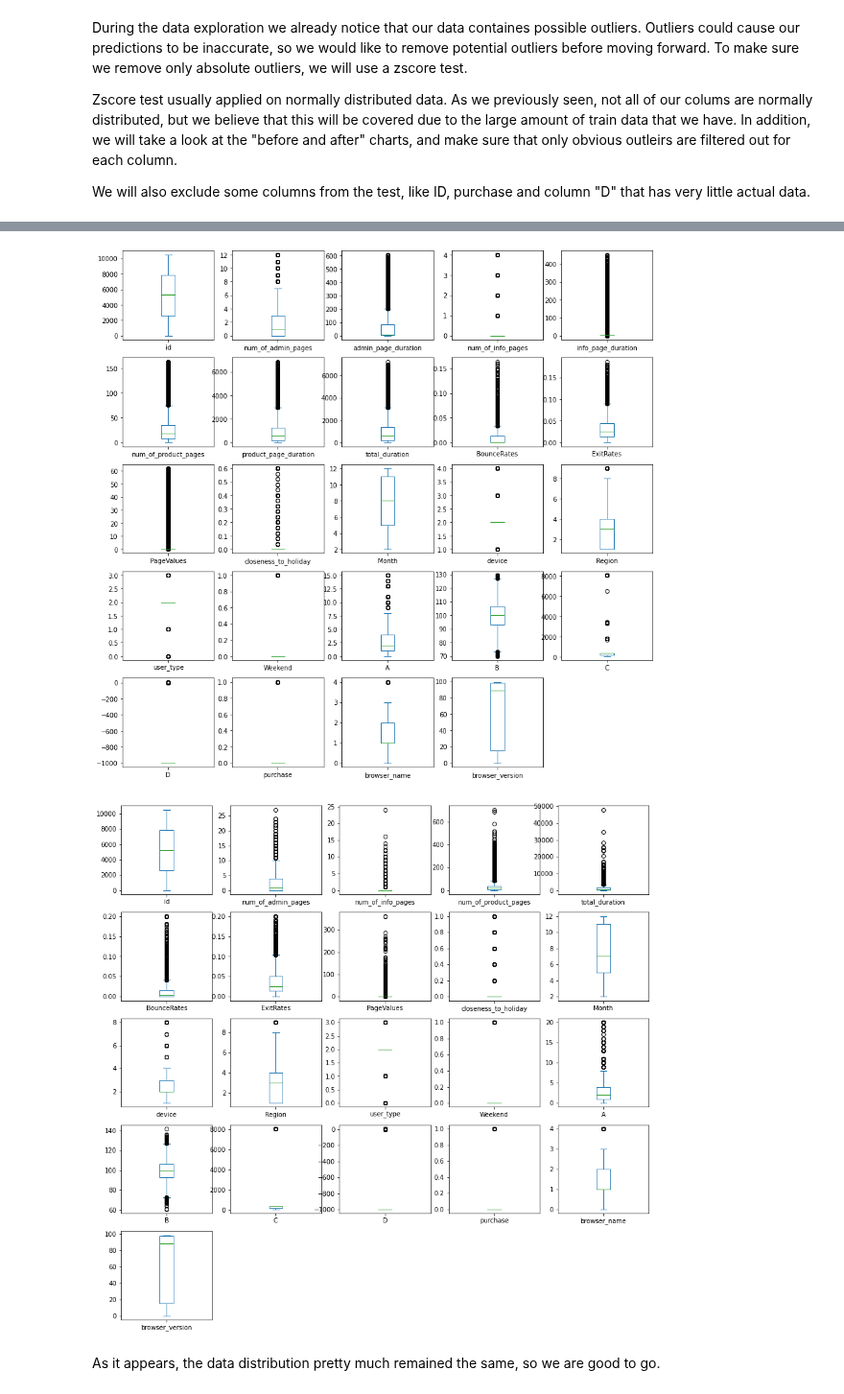
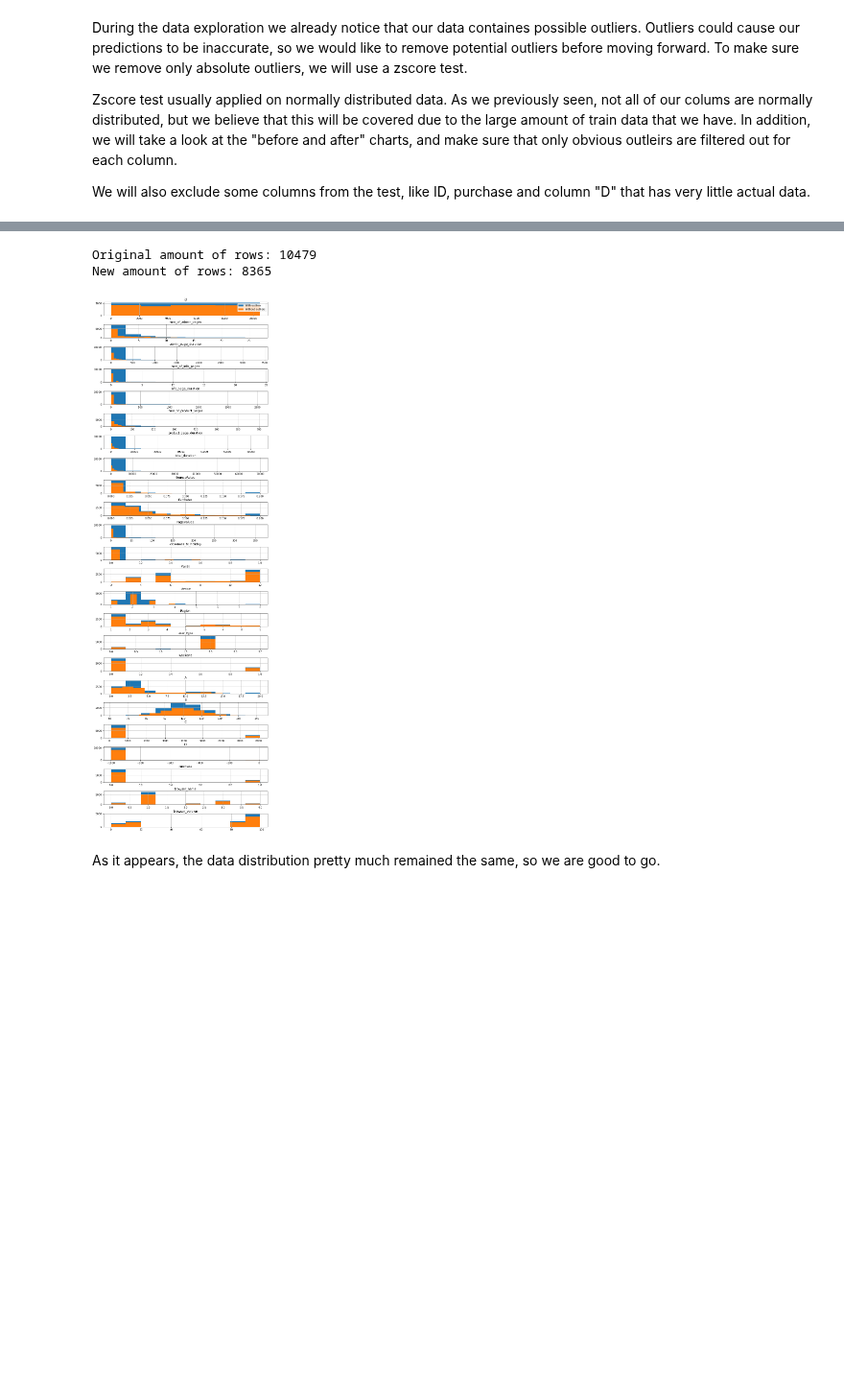
Before and after one commit to mikisegall/ml_final_project, a Jupyter notebook: avi_test.ipynb, the cells around one changed output, grey strips where cells are left out. Shown at 96% size. Cells and saved outputs as stored; diff of their text form; code cells hidden in the pictures; blank space fills up the shorter version.

```diff
--- a/avi_test.ipynb
+++ b/avi_test.ipynb
@@ -398,9 +307,9 @@ filled_train_data.hist(layout = (5,5), figsize=(15,15));
-# %%
-train_data_wo_outliers.plot(kind="box", subplots=True,layout = (5,5), figsize=(15,15));
-train_data.plot(kind="box", subplots=True,layout = (5,5), figsize=(15,15));
-# %% [output]
-[figure, removed]
-[figure, removed]
+# %%
+train_data_wo_outliers = impute_zscore_test(filled_train_data)
+# %% [output]
+Original amount of rows: 10479
+New amount of rows: 8365
+[figure, added]
 # %% [markdown]
 As it appears, the data distribution pretty much remained the same, so we are good to go.
 # %% [markdown]
```
Also changed, not shown: parts of 29 cells of this notebook.
